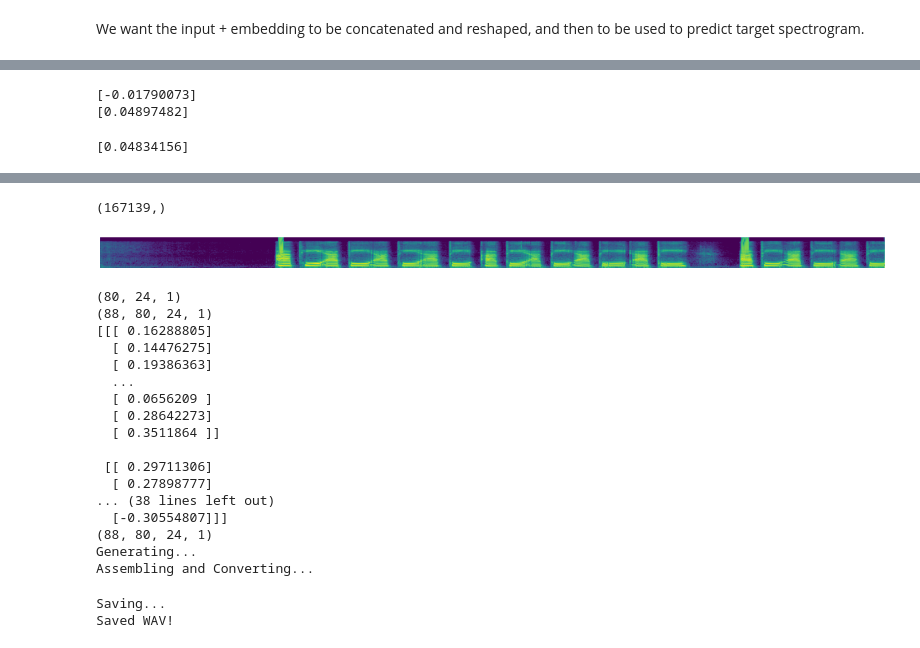
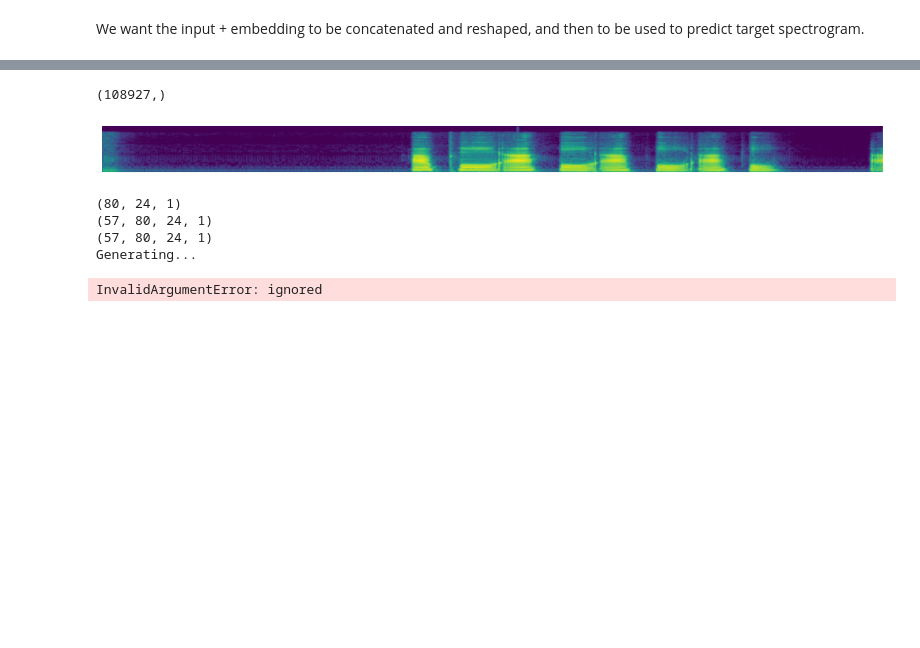
Before and after one commit to Pmartinano/dys-sertation, a Jupyter notebook: speaker_encoding/speaker_encoding_gen.ipynb, the cells around one changed output, grey strips where cells are left out. Saved outputs shown, nothing was run; the diff lists cells and outputs as text; code cells hidden in the pictures; blank space fills up the shorter version.

```diff
--- a/speaker_encoding/speaker_encoding_gen.ipynb
+++ b/speaker_encoding/speaker_encoding_gen.ipynb
@@ -316,28 +279,7 @@ print(adata.shape)
 #DYSARTHRIC 1
 
 m01wv = audio_array('/content/OUT')
-#f03wv = audio_array('/content/OUTP/F02')
 
 m01spec = tospec(m01wv)
-#f03spec = tospec(f03wv)
-
 bdata = splitcut(m01spec)
-
-#print(f"Shape of M01 spec array: {m01data.shape}")
-#f03data = splitcut(f03spec)
-#print(f"Shape of F03 spec array: {f03data.shape}")
-"""
-for i in m01data:
-  for elem in i:
-    np.concatenate((elem, m01_final_embed), axis=0)
-
-
-
-for i in f03data:
-  for elem in i:
-    np.concatenate((elem, f03_final_emb), axis=0)
-
-
-all_bdata = np.append(f03data, f01data, axis=0)
-print(all_bdata.shape)"""
 # %% [output]
@@ -1088,11 +1017,7 @@ def chopspec(spec):
   print(imlast.shape)
   dsa.append(imlast)
   print(np.array(dsa, dtype=np.float32).shape)
-  for i in np.array(dsa, dtype=np.float32):
-    for elem in i:
-      np.concatenate((elem, target_m01_vector), axis=0)
 
-  print(np.array(dsa, dtype=np.float32)[-1])
   return np.array(dsa, dtype=np.float32)
 
 #Converting from source Spectrogram to target Spectrogram
@@ -1101,7 +1026,7 @@ def towave(spec, name, path='../content/', show=False):
   print(specarr.shape)
   a = specarr
   print('Generating...')
-  ab = gen([a,M01_embedding], training=False)
+  ab = gen([a,new_id_vector], training=False)
   print('Assembling and Converting...')
   a = specass(a,spec)
   ab = specass(ab,spec)
@@ -1125,19 +1050,6 @@ def towave(spec, name, path='../content/', show=False):
     axs[1].set_title('Generated')
     plt.show()
   return abwv
-# %%
-print(f03_final_emb[0])
-print(f01_final_embedding[0])
-# %% [output]
-[-0.01790073]
-[0.04897482]
-# %%
-f01_code= '[0.04897482]'
-f03_code = '[-0.01790073]'
-m01_code = m01_final_embed[0]
-print(m01_code)
-# %% [output]
-[0.04834156]
 # %%
 def create_target_vector(speaker_index):
   speaker_vector = np.full((240, 1), speaker_index)
@@ -1169,35 +1081,21 @@ print(target_f01_vector)
 # %%
 #Wav to wav conversion
 
-wv, sr = librosa.load('/content/INP/FC01_10002.wav', sr=22050)  #Load waveform
+wv, sr = librosa.load('/content/INP/0001.wav', sr=22050)  #Load waveform
 print(wv.shape)
 speca = prep(wv)                                                    #Waveform to Spectrogram
 
 plt.figure(figsize=(50,1))                                          #Show Spectrogram
 plt.imshow(np.flip(speca, axis=0), cmap=None)
 plt.axis('off')
 plt.show()
 
-abwv = towave(speca, name='FILENAME13', path='../content/')           #Convert and save wav
+abwv = towave(speca, name='FILENAME1', path='../content/')           #Convert and save wav
 # %% [output]
-(167139,)
+(108927,)
-[figure, old version]
+[figure, new version]
 (80, 24, 1)
-(88, 80, 24, 1)
-[[[ 0.16288805]
-  [ 0.14476275]
-  [ 0.19386363]
-  ...
-  [ 0.0656209 ]
-  [ 0.28642273]
-  [ 0.3511864 ]]
-
- [[ 0.29711306]
-  [ 0.27898777]
-... (38 lines left out)
-  [-0.30554807]]]
-(88, 80, 24, 1)
+(57, 80, 24, 1)
+(57, 80, 24, 1)
 Generating...
-Assembling and Converting...
-Saving...
-Saved WAV!
+InvalidArgumentError: ignored
```
Also changed, not shown: parts of 12 cells of this notebook.
